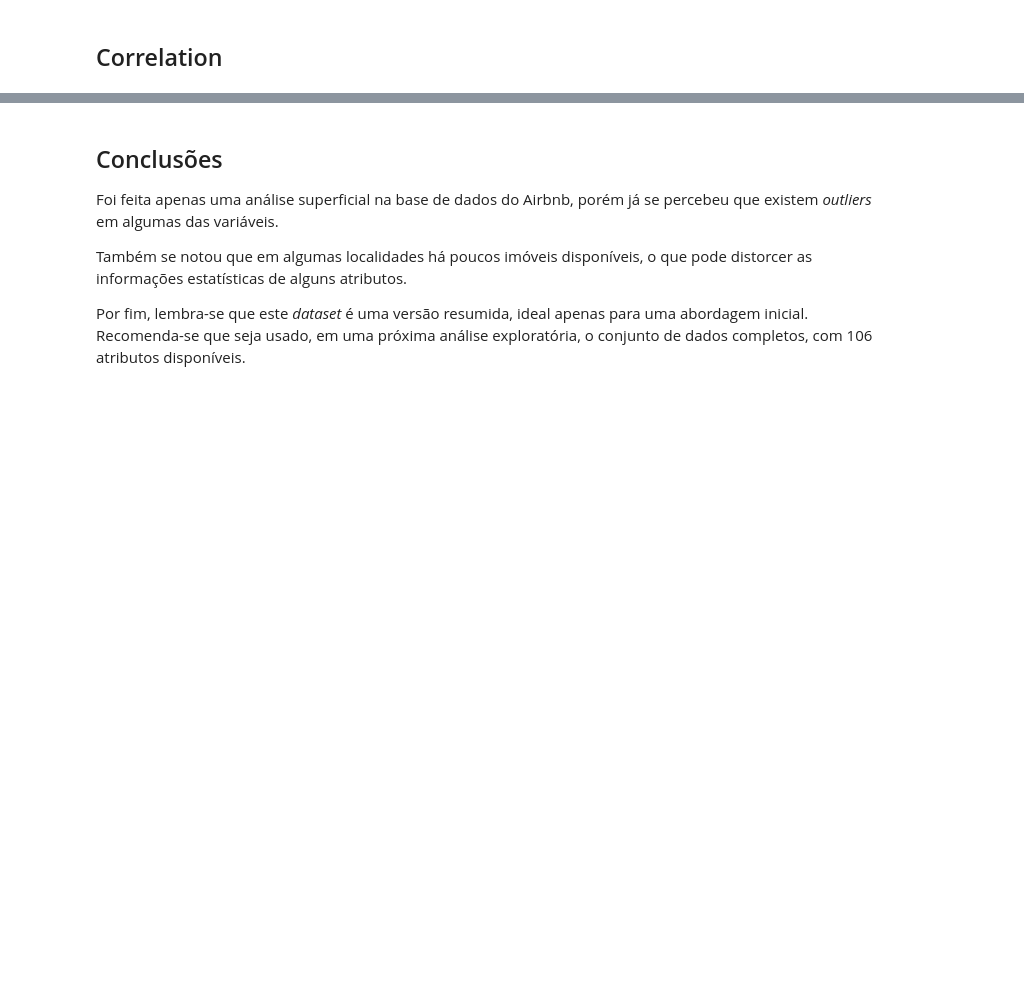
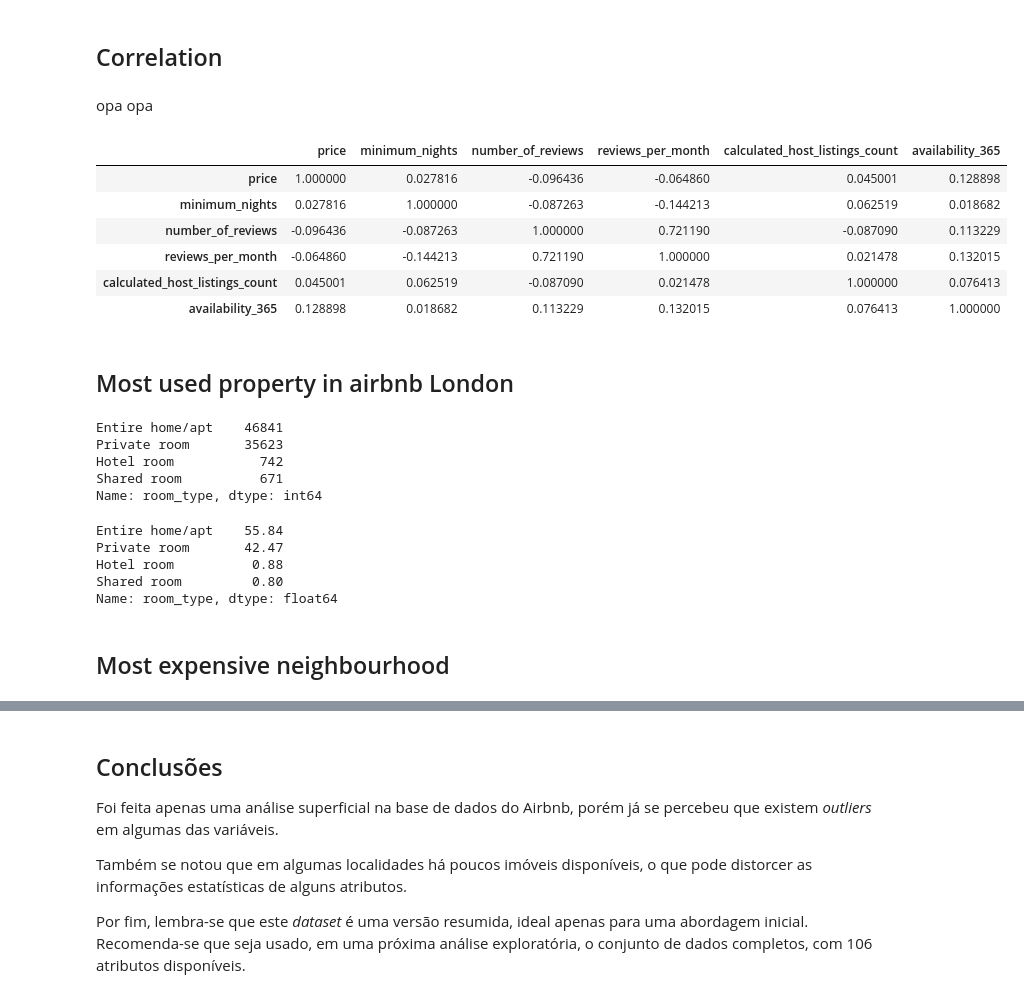
Before and after one commit to ItamarRocha/Machine-Learning-and-Data-Analysis, a Jupyter notebook: airbnb/Airbnb.ipynb, the cells around one changed output, grey strips where cells are left out. Drawn from its saved outputs; the diff is of its cells as text; code cells hidden in the pictures; blank space fills up the shorter version.

Commit message:
airbnb

```diff
--- a/airbnb/Airbnb.ipynb
+++ b/airbnb/Airbnb.ipynb
@@ -316,2 +316,38 @@ df_clean.hist(bins=10, figsize=(15,10));
 # %% [markdown]
 ## Correlation
+# %% [markdown]
+opa opa
+# %%
+# creating correlation matrix
+corr = df_clean[['price', 'minimum_nights', 'number_of_reviews', 'reviews_per_month',
+    'calculated_host_listings_count', 'availability_365']].corr()
+
+corr.style.background_gradient(cmap = "coolwarm")
+# %% [output]
+|  | price | minimum_nights | number_of_reviews | reviews_per_month | calculated_host_listings_count | availability_365 |
+| price | 1.000000 | 0.027816 | -0.096436 | -0.064860 | 0.045001 | 0.128898 |
+| minimum_nights | 0.027816 | 1.000000 | -0.087263 | -0.144213 | 0.062519 | 0.018682 |
+| number_of_reviews | -0.096436 | -0.087263 | 1.000000 | 0.721190 | -0.087090 | 0.113229 |
+| reviews_per_month | -0.064860 | -0.144213 | 0.721190 | 1.000000 | 0.021478 | 0.132015 |
+| calculated_host_listings_count | 0.045001 | 0.062519 | -0.087090 | 0.021478 | 1.000000 | 0.076413 |
+| availability_365 | 0.128898 | 0.018682 | 0.113229 | 0.132015 | 0.076413 | 1.000000 |
+# %% [markdown]
+## Most used property in airbnb London
+# %%
+df_clean.room_type.value_counts()
+# %% [output]
+Entire home/apt    46841
+Private room       35623
+Hotel room           742
+Shared room          671
+Name: room_type, dtype: int64
+# %%
+np.round(df_clean.room_type.value_counts() / df_clean.shape[0] * 100,2)
+# %% [output]
+Entire home/apt    55.84
+Private room       42.47
+Hotel room          0.88
+Shared room         0.80
+Name: room_type, dtype: float64
+# %% [markdown]
+## Most expensive neighbourhood
```
Also changed, not shown: parts of 19 cells of this notebook, 2 other files.
